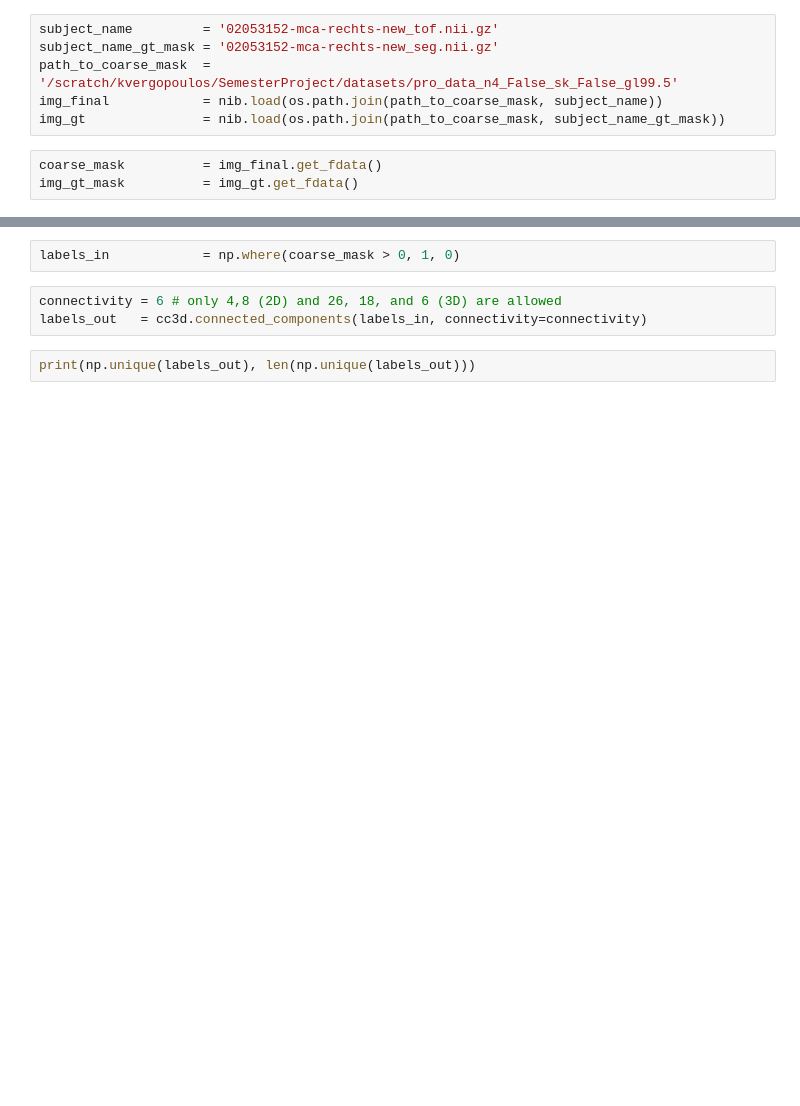
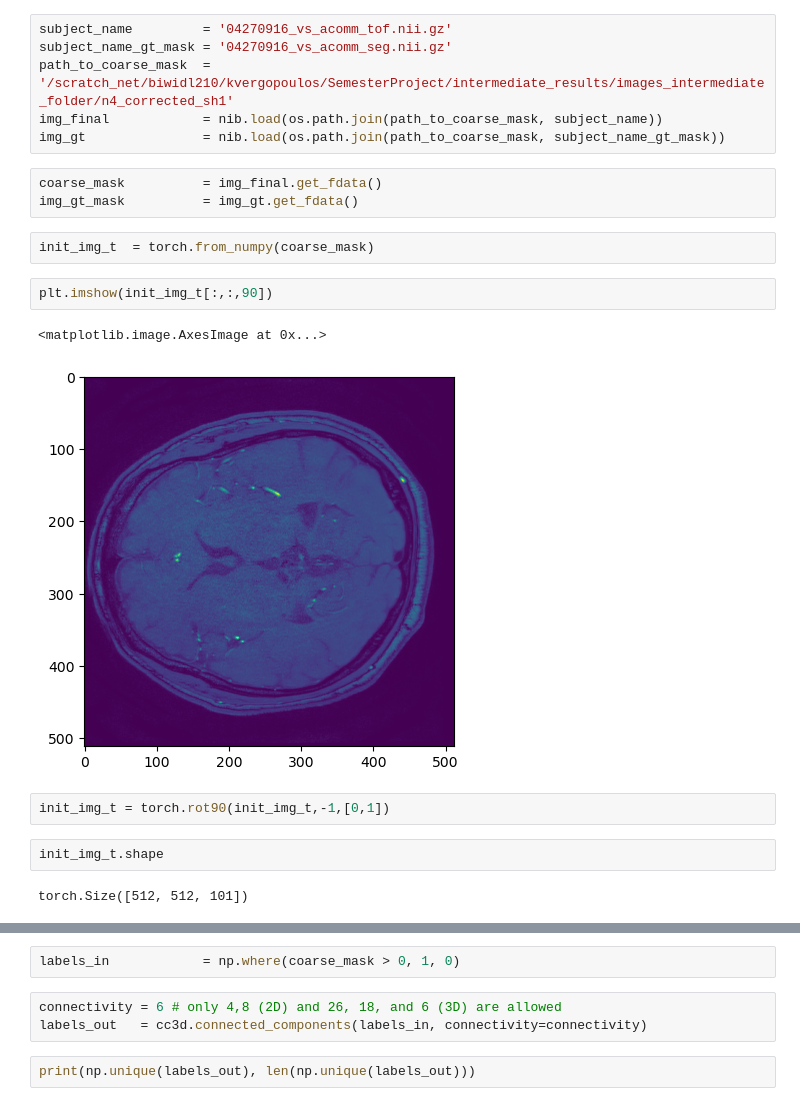
Before and after one commit to JdbermeoUZH/UIASegmentation, a Jupyter notebook: jp_notebooks/dataloaders.ipynb, the cells around one changed output, grey strips where cells are left out. Drawn from its saved outputs; the diff is of its cells as text; blank space fills up the shorter version.

```diff
--- a/jp_notebooks/dataloaders.ipynb
+++ b/jp_notebooks/dataloaders.ipynb
@@ -6,11 +6,24 @@ import numpy as np
 import nibabel as nib
 import matplotlib.pyplot as plt
 # %%
-subject_name         = '02053152-mca-rechts-new_tof.nii.gz'
-subject_name_gt_mask = '02053152-mca-rechts-new_seg.nii.gz'
-path_to_coarse_mask  = '/scratch/kvergopoulos/SemesterProject/datasets/pro_data_n4_False_sk_False_gl99.5'
+subject_name         = '04270916_vs_acomm_tof.nii.gz'
+subject_name_gt_mask = '04270916_vs_acomm_seg.nii.gz'
+path_to_coarse_mask  = '/scratch_net/biwidl210/kvergopoulos/SemesterProject/intermediate_results/images_intermediate_folder/n4_corrected_sh1'
 img_final            = nib.load(os.path.join(path_to_coarse_mask, subject_name))
 img_gt               = nib.load(os.path.join(path_to_coarse_mask, subject_name_gt_mask))
 # %%
 coarse_mask          = img_final.get_fdata()
 img_gt_mask          = img_gt.get_fdata()
+# %%
+init_img_t  = torch.from_numpy(coarse_mask)
+# %%
+plt.imshow(init_img_t[:,:,90])
+# %% [output]
+<matplotlib.image.AxesImage at 0x...>
+[figure, added]
+# %%
+init_img_t = torch.rot90(init_img_t,-1,[0,1])
+# %%
+init_img_t.shape
+# %% [output]
+torch.Size([512, 512, 101])
```
Also changed, not shown: parts of 1 cell of this notebook, 6 other files.
